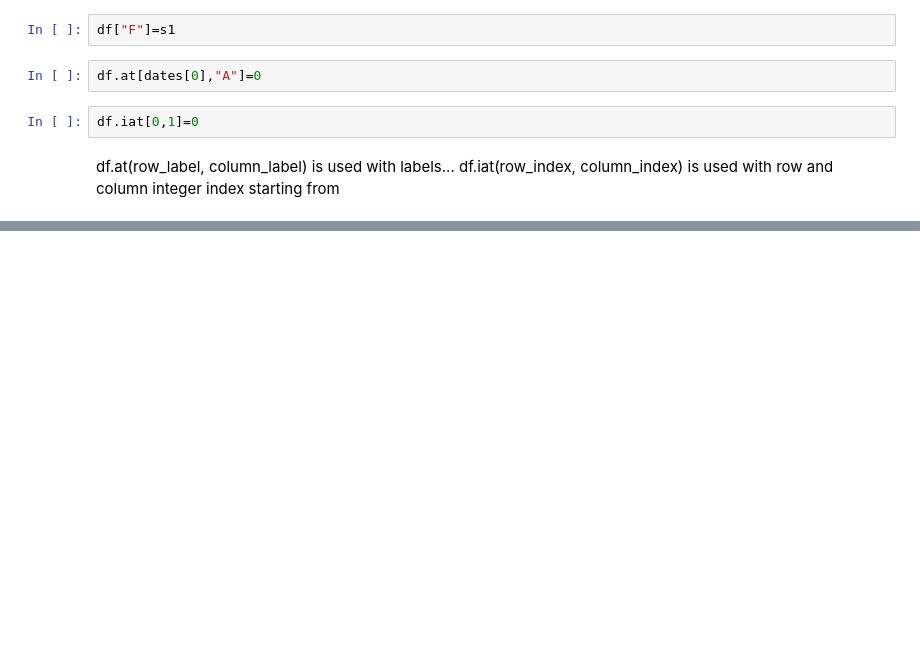
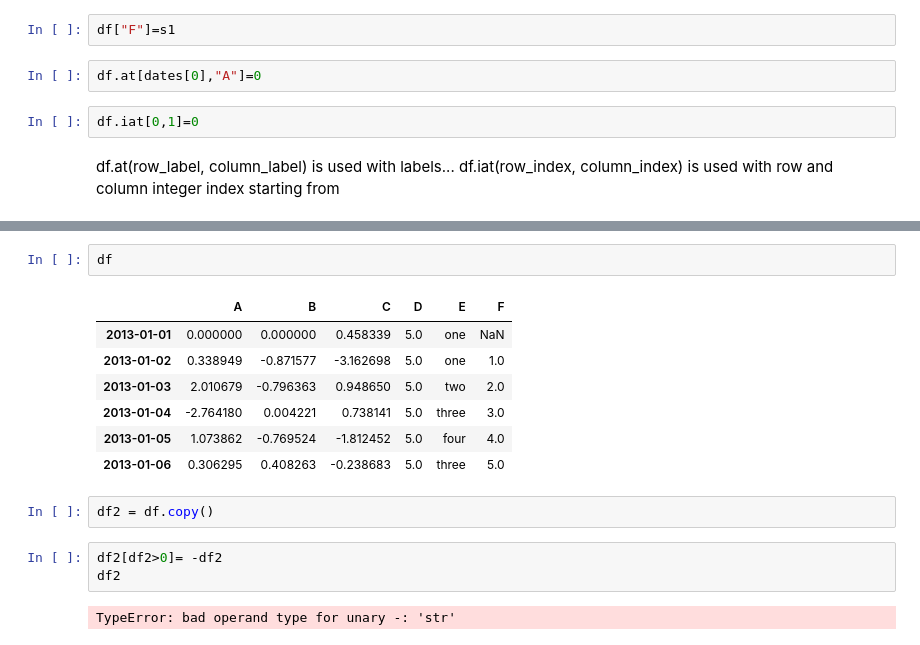
Before and after one commit to BimalGhimire38/PanDas_for_data_science_and_machine_learning, a Jupyter notebook: bhadra_07.ipynb, the cells around one changed output, grey strips where cells are left out. Saved outputs shown, nothing was run; the diff lists cells and outputs as text; blank space fills up the shorter version.

```diff
--- a/bhadra_07.ipynb
+++ b/bhadra_07.ipynb
@@ -280,0 +297,17 @@ df.at(row_label, column_label) is used with labels... df.iat(row_index, column_i
+# %%
+df
+# %% [output]
+|  | A | B | C | D | E | F |
+| 2013-01-01 | 0.000000 | 0.000000 | 0.458339 | 5.0 | one | NaN |
+| 2013-01-02 | 0.338949 | -0.871577 | -3.162698 | 5.0 | one | 1.0 |
+| 2013-01-03 | 2.010679 | -0.796363 | 0.948650 | 5.0 | two | 2.0 |
+| 2013-01-04 | -2.764180 | 0.004221 | 0.738141 | 5.0 | three | 3.0 |
+| 2013-01-05 | 1.073862 | -0.769524 | -1.812452 | 5.0 | four | 4.0 |
+| 2013-01-06 | 0.306295 | 0.408263 | -0.238683 | 5.0 | three | 5.0 |
+# %%
+df2 = df.copy()
+# %%
+df2[df2>0]= -df2
+df2
+# %% [output]
+TypeError: bad operand type for unary -: 'str'
```
Also changed, not shown: parts of 3 cells of this notebook.
